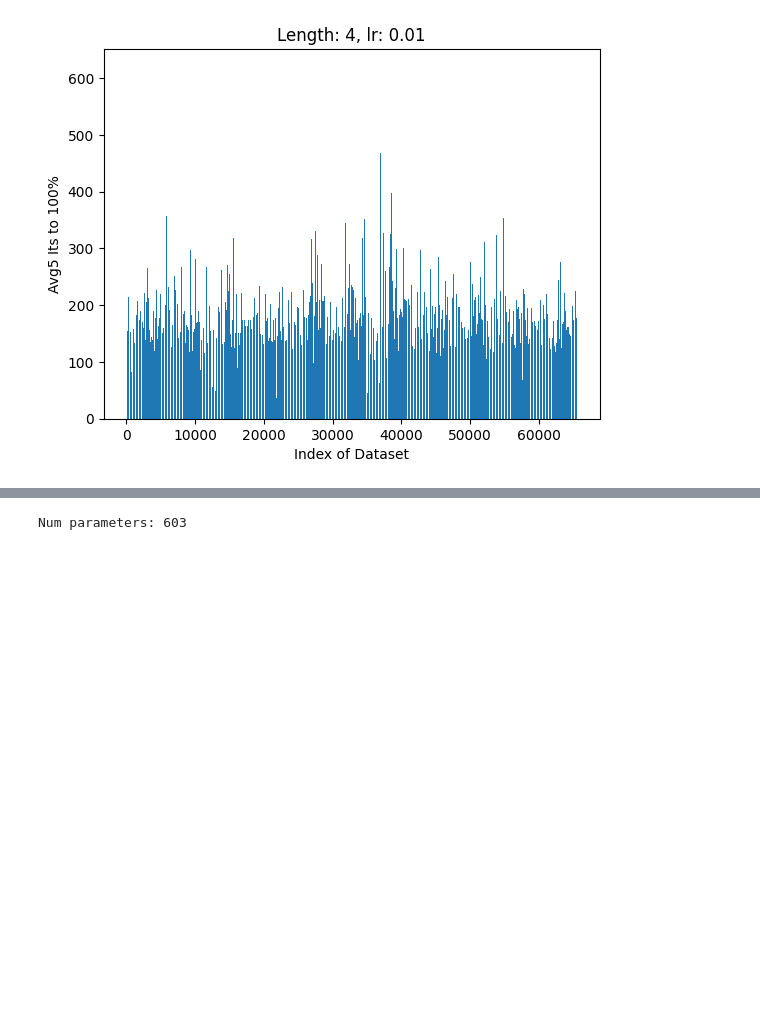
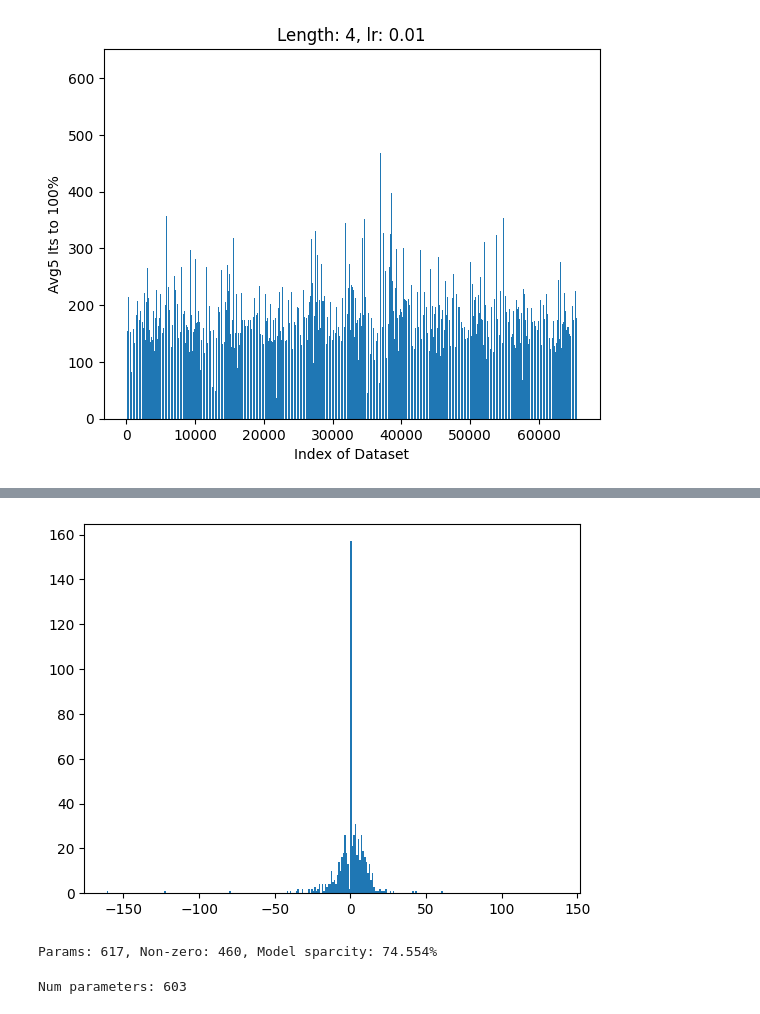
Before and after one commit to JackHanke/smalltictactoe, a Jupyter notebook: workspace.ipynb, the cells around one changed output, grey strips where cells are left out. Saved outputs shown, nothing was run; the diff lists cells and outputs as text; code cells hidden in the pictures; blank space fills up the shorter version.

```diff
--- a/workspace.ipynb
+++ b/workspace.ipynb
@@ -70,3 +59,22 @@ tensor([[ 4.7357e+00, -2.0245e+00, -2.3989e-02, -2.7928e+00, -4.6436e+00,
+# %%
+params = []
+for param in model.parameters(): params.extend(param.flatten().tolist())
+plt.hist(params, bins=np.arange(floor(min(params)), ceil(max(params)), 1))
+print()
+# %% [output]
+[figure, added]
+# %%
+nonzerocount, total = 0, 0
+for param in model.parameters():
+    tens = param.flatten().tolist()
+    for thing in tens:
+        total += 1
+        if thing != 0:
+            nonzerocount += 1
+
+print(f'Params: {total}, Non-zero: {nonzerocount}, Model sparcity: {nonzerocount/total*100:.3f}%')
+# %% [output]
+Params: 617, Non-zero: 460, Model sparcity: 74.554%
 # %%
 model = TicTacToeNet(hidden_sizes=[21])
 num_params = sum(p.numel() for p in model.parameters())
```
Also changed, not shown: parts of 1 cell of this notebook, 17 other files.
